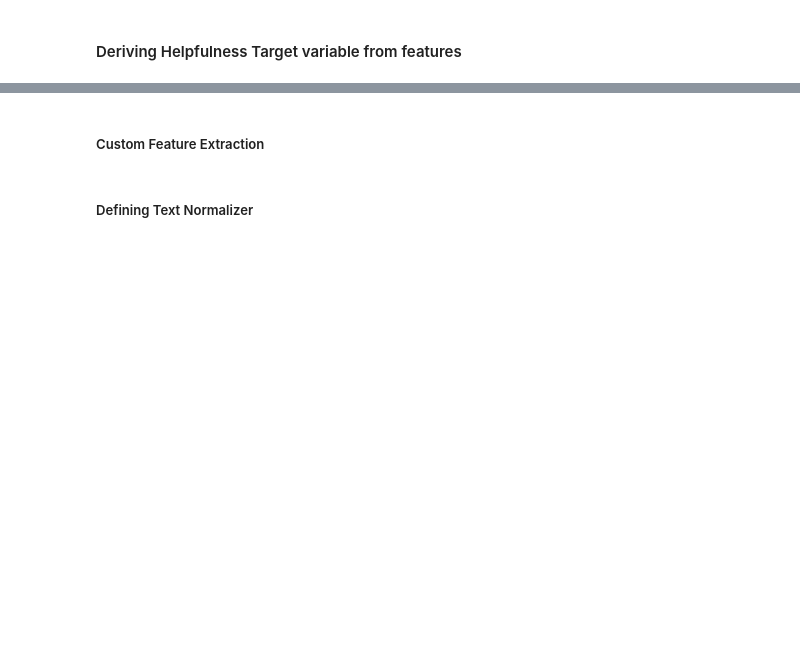
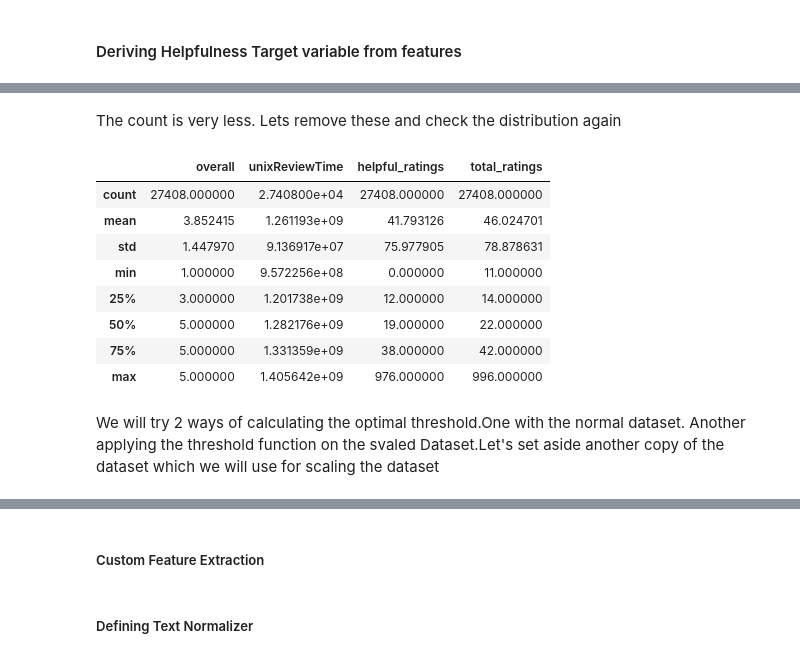
Before and after one commit to subhashree-ai/amazon-review-helpfulness-prediction, a Jupyter notebook: notebooks/amazon_helpfulness_prediction_trad_models.ipynb, the cells around one changed output, grey strips where cells are left out. Saved outputs shown, nothing was run; the diff lists cells and outputs as text; code cells hidden in the pictures; blank space fills up the shorter version.

```diff
--- a/notebooks/amazon_helpfulness_prediction_trad_models.ipynb
+++ b/notebooks/amazon_helpfulness_prediction_trad_models.ipynb
@@ -110,0 +181,2 @@ Now our data is reduced down to 27477 product reviews. Next is splitting the dat
+# %% [markdown]
+The count is very less. Lets remove these and check the distribution again
@@ -110,0 +185,14 @@ Now our data is reduced down to 27477 product reviews. Next is splitting the dat
+# %%
+dataset.describe()
+# %% [output]
+|  | overall | unixReviewTime | helpful_ratings | total_ratings |
+| count | 27408.000000 | 2.740800e+04 | 27408.000000 | 27408.000000 |
+| mean | 3.852415 | 1.261193e+09 | 41.793126 | 46.024701 |
+| std | 1.447970 | 9.136917e+07 | 75.977905 | 78.878631 |
+| min | 1.000000 | 9.572256e+08 | 0.000000 | 11.000000 |
+| 25% | 3.000000 | 1.201738e+09 | 12.000000 | 14.000000 |
+| 50% | 5.000000 | 1.282176e+09 | 19.000000 | 22.000000 |
+| 75% | 5.000000 | 1.331359e+09 | 38.000000 | 42.000000 |
+| max | 5.000000 | 1.405642e+09 | 976.000000 | 996.000000 |
+# %% [markdown]
+We will try 2 ways of calculating the optimal threshold.One with the normal dataset. Another applying the threshold function on  the svaled Dataset.Let's set aside another copy of the dataset which we will use for scaling the dataset
```
Also changed, not shown: parts of 47 cells of this notebook.
